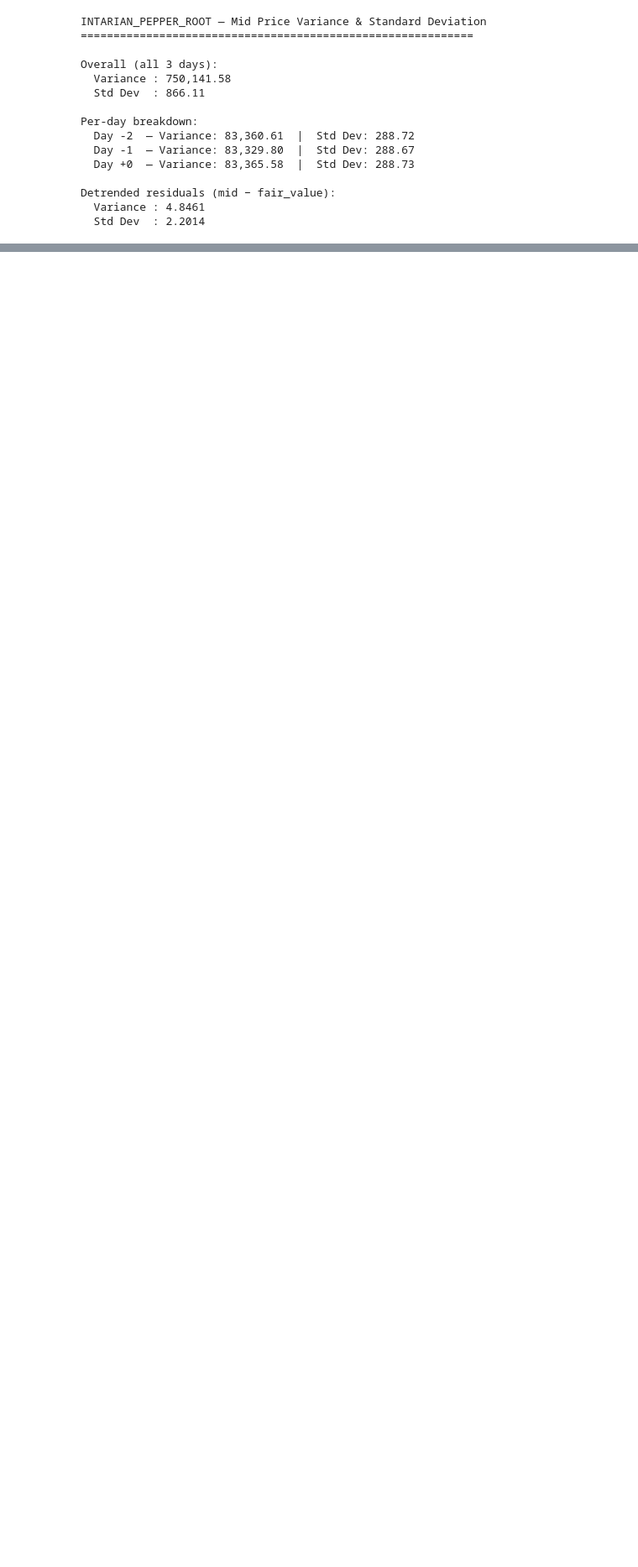
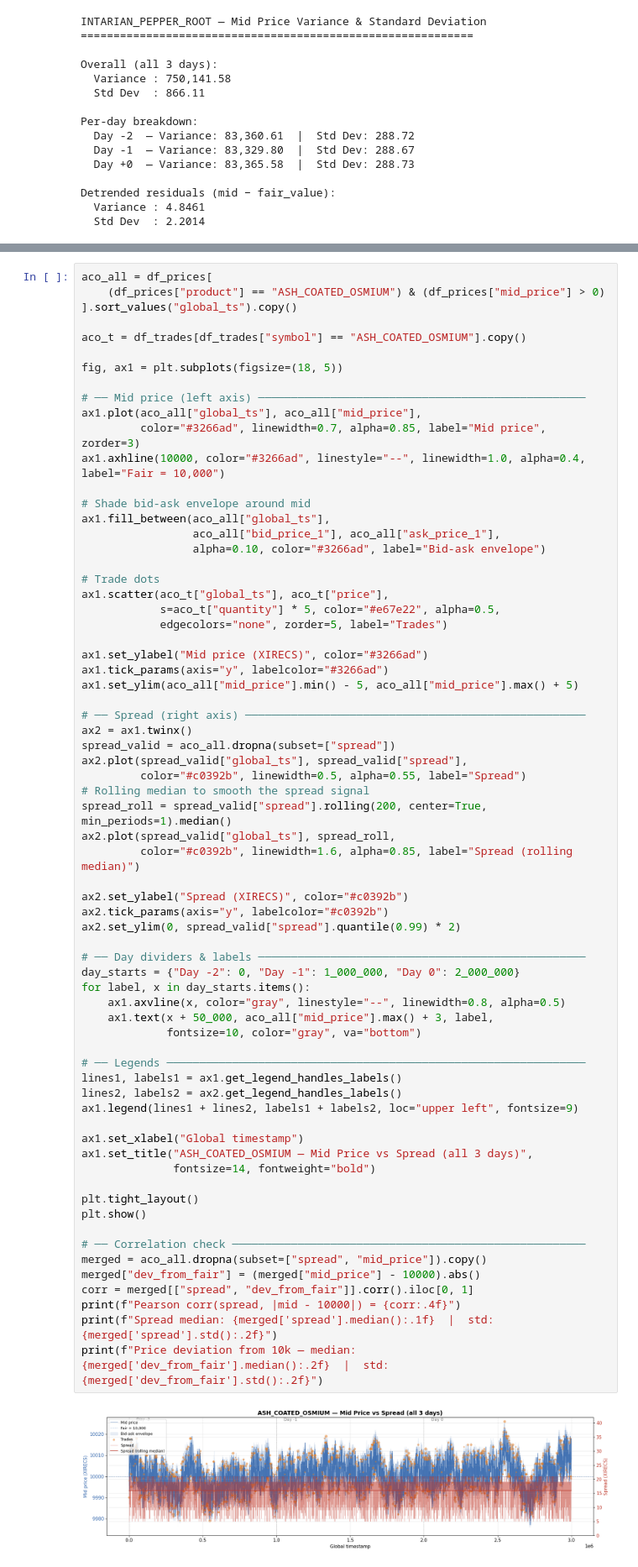
Before and after one commit to swarit-1/imcUT, a Jupyter notebook: round_1/data_visualization.ipynb, the cells around one changed output, grey strips where cells are left out. Shown at 84% size. Drawn from its saved outputs; the diff is of its cells as text; blank space fills up the shorter version.

```diff
--- a/round_1/data_visualization.ipynb
+++ b/round_1/data_visualization.ipynb
@@ -351,0 +446,70 @@ Detrended residuals (mid − fair_value):
+# %%
+aco_all = df_prices[
+    (df_prices["product"] == "ASH_COATED_OSMIUM") & (df_prices["mid_price"] > 0)
+].sort_values("global_ts").copy()
+
+aco_t = df_trades[df_trades["symbol"] == "ASH_COATED_OSMIUM"].copy()
+
+fig, ax1 = plt.subplots(figsize=(18, 5))
+
+# ── Mid price (left axis) ──────────────────────────────────────────────────
+ax1.plot(aco_all["global_ts"], aco_all["mid_price"],
+         color="#3266ad", linewidth=0.7, alpha=0.85, label="Mid price", zorder=3)
+ax1.axhline(10000, color="#3266ad", linestyle="--", linewidth=1.0, alpha=0.4, label="Fair = 10,000")
+
+# Shade bid-ask envelope around mid
+ax1.fill_between(aco_all["global_ts"],
+                 aco_all["bid_price_1"], aco_all["ask_price_1"],
+                 alpha=0.10, color="#3266ad", label="Bid-ask envelope")
+
+# Trade dots
+ax1.scatter(aco_t["global_ts"], aco_t["price"],
+            s=aco_t["quantity"] * 5, color="#e67e22", alpha=0.5,
+            edgecolors="none", zorder=5, label="Trades")
+
+ax1.set_ylabel("Mid price (XIRECS)", color="#3266ad")
+ax1.tick_params(axis="y", labelcolor="#3266ad")
+ax1.set_ylim(aco_all["mid_price"].min() - 5, aco_all["mid_price"].max() + 5)
+
+# ── Spread (right axis) ────────────────────────────────────────────────────
+ax2 = ax1.twinx()
+spread_valid = aco_all.dropna(subset=["spread"])
+ax2.plot(spread_valid["global_ts"], spread_valid["spread"],
+         color="#c0392b", linewidth=0.5, alpha=0.55, label="Spread")
+# Rolling median to smooth the spread signal
+spread_roll = spread_valid["spread"].rolling(200, center=True, min_periods=1).median()
+ax2.plot(spread_valid["global_ts"], spread_roll,
+         color="#c0392b", linewidth=1.6, alpha=0.85, label="Spread (rolling median)")
+
+ax2.set_ylabel("Spread (XIRECS)", color="#c0392b")
+ax2.tick_params(axis="y", labelcolor="#c0392b")
+ax2.set_ylim(0, spread_valid["spread"].quantile(0.99) * 2)
+
+# ── Day dividers & labels ──────────────────────────────────────────────────
+day_starts = {"Day -2": 0, "Day -1": 1_000_000, "Day 0": 2_000_000}
+for label, x in day_starts.items():
+    ax1.axvline(x, color="gray", linestyle="--", linewidth=0.8, alpha=0.5)
+    ax1.text(x + 50_000, aco_all["mid_price"].max() + 3, label,
+             fontsize=10, color="gray", va="bottom")
+
+# ── Legends ────────────────────────────────────────────────────────────────
+lines1, labels1 = ax1.get_legend_handles_labels()
+lines2, labels2 = ax2.get_legend_handles_labels()
+ax1.legend(lines1 + lines2, labels1 + labels2, loc="upper left", fontsize=9)
+
+ax1.set_xlabel("Global timestamp")
+ax1.set_title("ASH_COATED_OSMIUM — Mid Price vs Spread (all 3 days)",
+              fontsize=14, fontweight="bold")
+
+plt.tight_layout()
+plt.show()
+
+# ── Correlation check ──────────────────────────────────────────────────────
+merged = aco_all.dropna(subset=["spread", "mid_price"]).copy()
+merged["dev_from_fair"] = (merged["mid_price"] - 10000).abs()
+corr = merged[["spread", "dev_from_fair"]].corr().iloc[0, 1]
+print(f"Pearson corr(spread, |mid - 10000|) = {corr:.4f}")
+print(f"Spread median: {merged['spread'].median():.1f}  |  std: {merged['spread'].std():.2f}")
+print(f"Price deviation from 10k — median: {merged['dev_from_fair'].median():.2f}  |  std: {merged['dev_from_fair'].std():.2f}")
+# %% [output]
+[figure, added]
```
Also changed, not shown: parts of 6 cells of this notebook.
